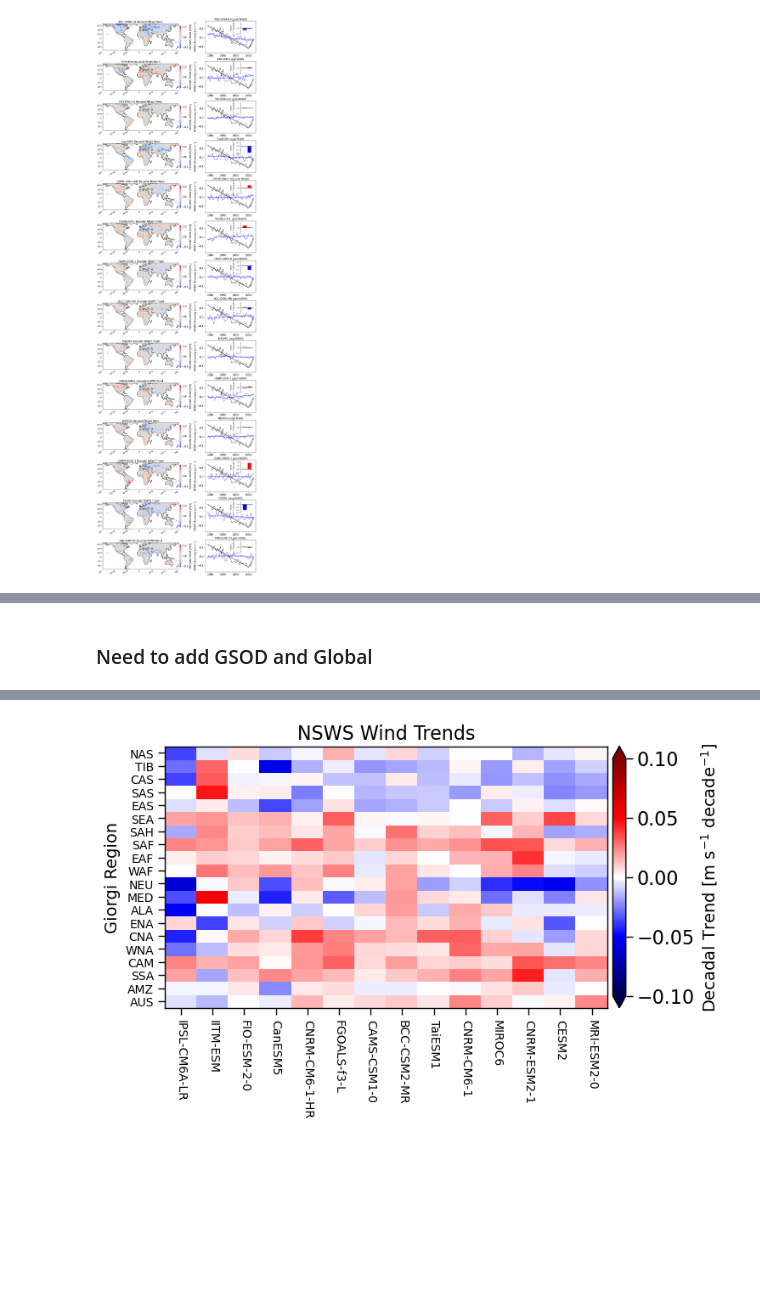
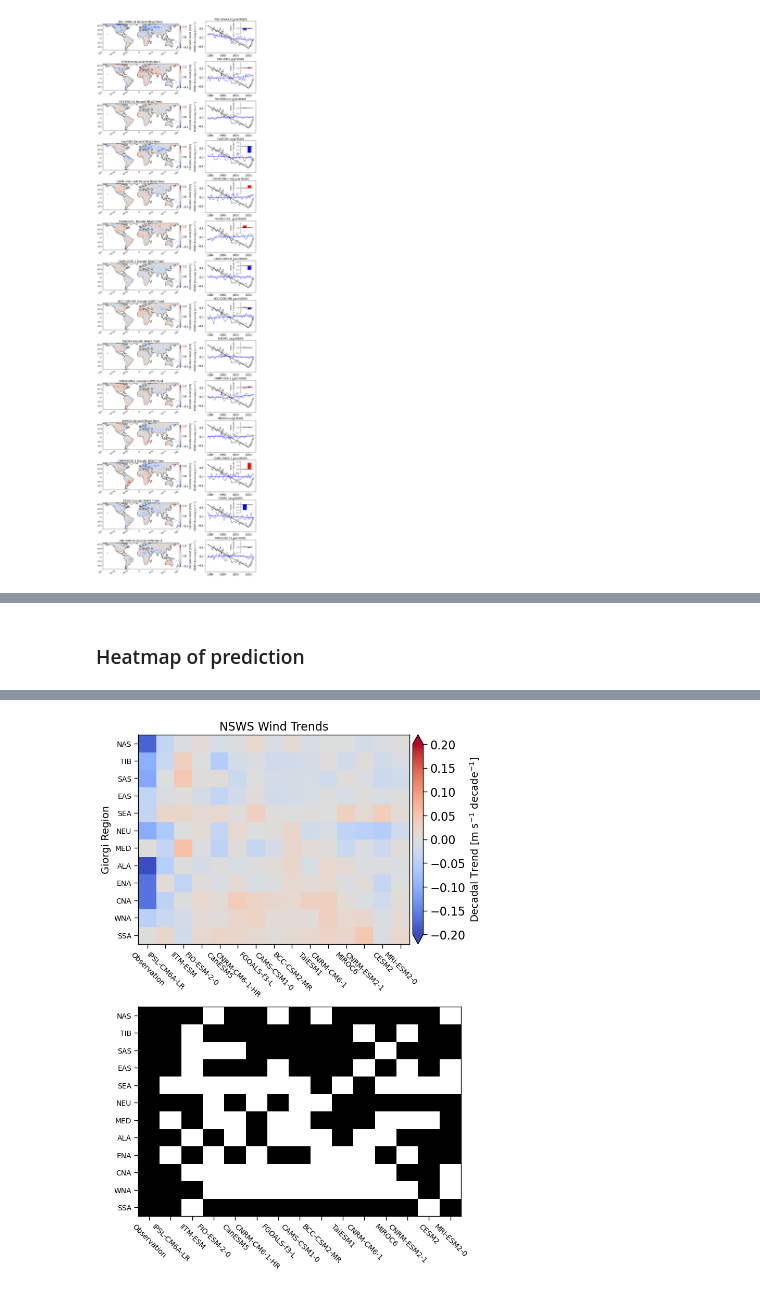
Before and after one commit to ivalencius/winds-of-change, a Jupyter notebook: amip_validation.ipynb, the cells around one changed output, grey strips where cells are left out. Drawn from its saved outputs; the diff is of its cells as text; code cells hidden in the pictures; blank space fills up the shorter version.

Commit message:
Good heatmap plot

```diff
--- a/amip_validation.ipynb
+++ b/amip_validation.ipynb
@@ -216,6 +219,8 @@ obs_lats = stations['lats']
 obs_lons = stations['lons']  # don't want negative degrees
 station_nums = stations['stations']
 obs_winds = excel.parse('winds')
+# Construct years out of numpy
+years = np.arange(1978, 2015)
 
 gsod = xr.Dataset(
             data_vars={
@@ -223,17 +228,15 @@ gsod = xr.Dataset(
             },
             coords={
                 'station': station_nums,
-                'year': pd.date_range(start='1978', end='2015', freq='Y'), # [1978, 2014]
+                # 'year': pd.date_range(start='1978', end='2015', freq='Y'), # [1978, 2014]
+                'year': years,
                 'lon': ("station", obs_lons),
-                'lat': ("station", obs_lons)
+                'lat': ("station", obs_lats)
             }
     )
 # Get yearly data
 anom = gsod.GSOD - gsod.GSOD.mean('year')
 obs_anom = anom.groupby('year').mean('station') # means
-# obs_q = anom.groupby('year').quantile([0.25, 0.75], dim='station') # quantiles
-# Construct years out of numpy datetime to use for regression
-years = np.arange(1978, 2015)
 
 # Compute gsod piecewise linear fit
 gsod_pwlf = pwlf.PiecewiseLinFit(years, obs_anom)
@@ -527,26 +566,44 @@ region_trends
 # %% [markdown]
-### Need to add GSOD and Global
+### Heatmap of prediction
 # %%
 x = 8
-y = 4
-fig, ax = plt.subplots(figsize=(x, y))
-im = ax.pcolor(region_trends[regions].T, cmap='seismic', vmin=-0.1, vmax=0.1)
+y = 12
+fig, axes = plt.subplots(figsize=(x, y), nrows=2)
+fig.subplots_adjust(hspace=.3)
+data = region_trends[regions].T
+# Plot 1: trend
+ax = axes.flat[0]
+im = ax.pcolor(data, cmap='coolwarm', vmin=-0.2, vmax=0.2)
 # Add colorbar
 cb = plt.colorbar(im, orientation='vertical', pad=0.01, extend='both')
 cb.set_label(label='Decadal Trend [m s$^{-1}$ decade$^{-1}$]', fontsize=14)
-# set side axis
-ax.set_ylim(ax.get_ylim())
-ax.set_yticks(np.arange(len(regions))+0.5)
-ax.set_yticklabels(regions, fontsize=10)
-# set top axis
-ax.set_xlim(ax.get_xlim())
-ax.set_xticks(np.arange(len(region_trends['source']))+0.5)
-ax.set_xticklabels(region_trends['source'], rotation=-90, fontsize=10)
 
 # Style options
 ax.set_ylabel('Giorgi Region', fontsize=14)
 ax.set_title('NSWS Wind Trends', fontsize=16)
+
+# Plot 2: Aggreement with observation
+ax = axes.flat[1]
+signs = np.copysign(np.ones_like(data), (data)).to_numpy()
+obs_sign = signs[:, 0]
+obs_sign = signs[:, 0].reshape(-1, 1)
+agreements = np.where(signs == obs_sign, 1, 0)
+im = ax.pcolor(agreements, cmap=colors.ListedColormap(['white', 'black']))
+cb = plt.colorbar(im, orientation='vertical', pad=0.01, extend='both')
+cb.set_label(label='Sign agreement with observation', fontsize=14)
+
+# Options for both plots
+for ax in axes.flat:
+    # set side axis
+    ax.set_ylim(ax.get_ylim())
+    ax.set_yticks(np.arange(len(regions))+0.5)
+    ax.set_yticklabels(regions, fontsize=10)
+    # set top axis
+    ax.set_xlim(ax.get_xlim())
+    ax.set_xticks(np.arange(len(region_trends['source']))+0.5)
+    ax.set_xticklabels(region_trends['source'], rotation=-45, fontsize=10)
+
 plt.show()
 # %% [output]
 [interactive output not drawn]
-[figure, old version]
+[figure, new version]
```
Also changed, not shown: parts of 5 cells of this notebook.
